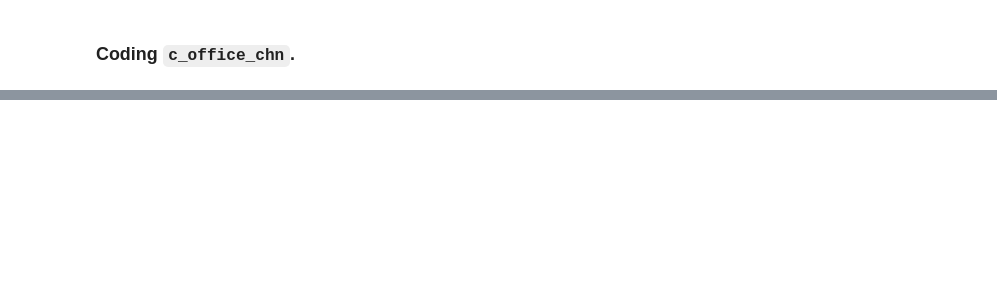
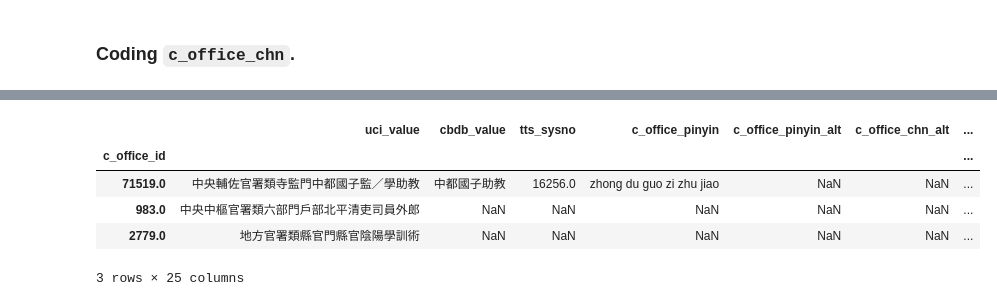
Before and after one commit to cbdb-project/CBDB_Laxmi, a Jupyter notebook: ming_office_title/script/office_title_coding.ipynb, the cells around one changed output, grey strips where cells are left out. Saved outputs shown, nothing was run; the diff lists cells and outputs as text; code cells hidden in the pictures; blank space fills up the shorter version.

```diff
--- a/ming_office_title/script/office_title_coding.ipynb
+++ b/ming_office_title/script/office_title_coding.ipynb
@@ -238,3 +246,16 @@ for index in tqdm(df_office_ming_merged.index):
         df_office_ming_merged.loc[index, 'pass']='F'
     else:
         df_office_ming_merged.loc[index, 'pass']='T'
+# %%
+df_office_ming_merged_coded=pd.read_excel('https://docs.google.com/spreadsheets/d/e/2PACX-1vQwXjRmlMR9w2ZV2tcenPSz9UgE7WAgeumGxxCJlceQOZRQFgm6_mgMCAlC_GzM0yxxNsDOlU1-5aH-/pub?output=xlsx',
+                                          sheetname='merged_tbl_coding'
+                                         )
+df_office_ming_merged_coded.set_index('c_office_id', inplace=True)
+df_office_ming_merged_coded.sample(3)
+# %% [output]
+|  | uci_value | cbdb_value | tts_sysno | c_office_pinyin | c_office_pinyin_alt | c_office_chn_alt | ... |
+| c_office_id |  |  |  |  |  |  | ... |
+| 71519.0 | 中央輔佐官署類寺監門中都國子監／學助教 | 中都國子助教 | 16256.0 | zhong du guo zi zhu jiao | NaN | NaN | ... |
+| 983.0 | 中央中樞官署類六部門戶部北平清吏司員外郎 | NaN | NaN | NaN | NaN | NaN | ... |
+| 2779.0 | 地方官署類縣官門縣官陰陽學訓術 | NaN | NaN | NaN | NaN | NaN | ... |
+3 rows × 25 columns
```
Also changed, not shown: parts of 15 cells of this notebook, 9 other files.
